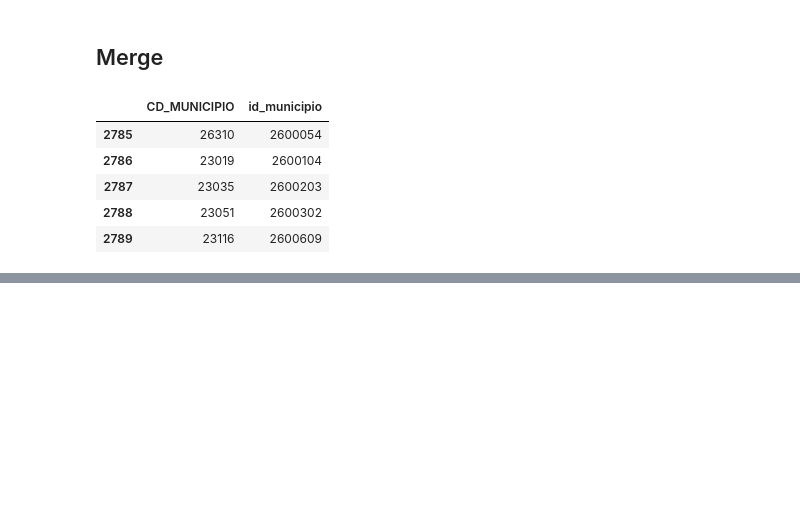
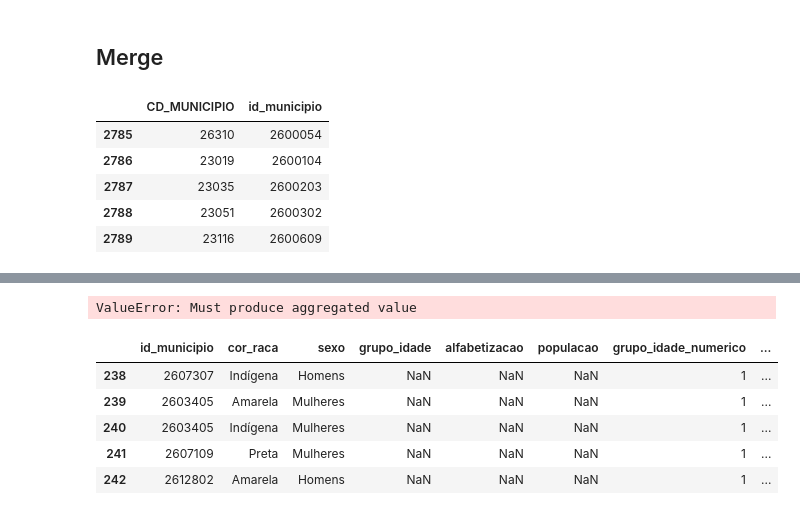
Before and after one commit to aliciamarzola/tp_bdg, a Jupyter notebook: exploring.ipynb, the cells around one changed output, grey strips where cells are left out. Drawn from its saved outputs; the diff is of its cells as text; code cells hidden in the pictures; blank space fills up the shorter version.

```diff
--- a/exploring.ipynb
+++ b/exploring.ipynb
@@ -331,0 +338,21 @@ Error:
+# %%
+grupo_idade_map = {
+    '15 a 19 anos': 1,
+    '20 a 24 anos': 2,
+    '25 a 34 anos': 3,
+    '35 a 44 anos': 4,
+    '45 a 54 anos': 5,
+    '55 a 64 anos': 6,
+    '65 anos ou mais': 7
+}
+
+alfabetizacao_map = {
+    'Não alfabetizadas': 0,
+    'Alfabetizadas': 1
+}
+
+# Transformando as colunas
+censo_pe['grupo_idade_numerico'] = censo_pe['grupo_idade'].map(grupo_idade_map)
+censo_pe['alfabetizacao_numerico'] = censo_pe['alfabetizacao'].map(alfabetizacao_map)
+# %%
+censo_pe = censo_pe.drop(columns=['cor_raca', 'sexo', 'grupo_idade', 'alfabetizacao', 'populacao'])
@@ -332,3 +368,17 @@ Error:
+# %%
+censo_pe['grupo_idade'] = censo_pe.groupby('id_municipio')['grupo_idade_numerico'].agg(pd.Series.mode)
+censo_pe['alfabetizacao'] = censo_pe.groupby('id_municipio')['alfabetizacao_numerico'].agg(pd.Series.mode)
+# %% [output]
+ValueError: Must produce aggregated value
+# %%
+censo_pe.head()
+# %% [output]
+|  | id_municipio | cor_raca | sexo | grupo_idade | alfabetizacao | populacao | grupo_idade_numerico | ... |
+| 238 | 2607307 | Indígena | Homens | NaN | NaN | NaN | 1 | ... |
+| 239 | 2603405 | Amarela | Mulheres | NaN | NaN | NaN | 1 | ... |
+| 240 | 2603405 | Indígena | Mulheres | NaN | NaN | NaN | 1 | ... |
+| 241 | 2607109 | Preta | Mulheres | NaN | NaN | NaN | 1 | ... |
+| 242 | 2612802 | Amarela | Homens | NaN | NaN | NaN | 1 | ... |
 # %%
 df_merged = tse_merge.merge(censo_pe, on='id_municipio')
 df_merged.head()
```
Also changed, not shown: parts of 9 cells of this notebook.
